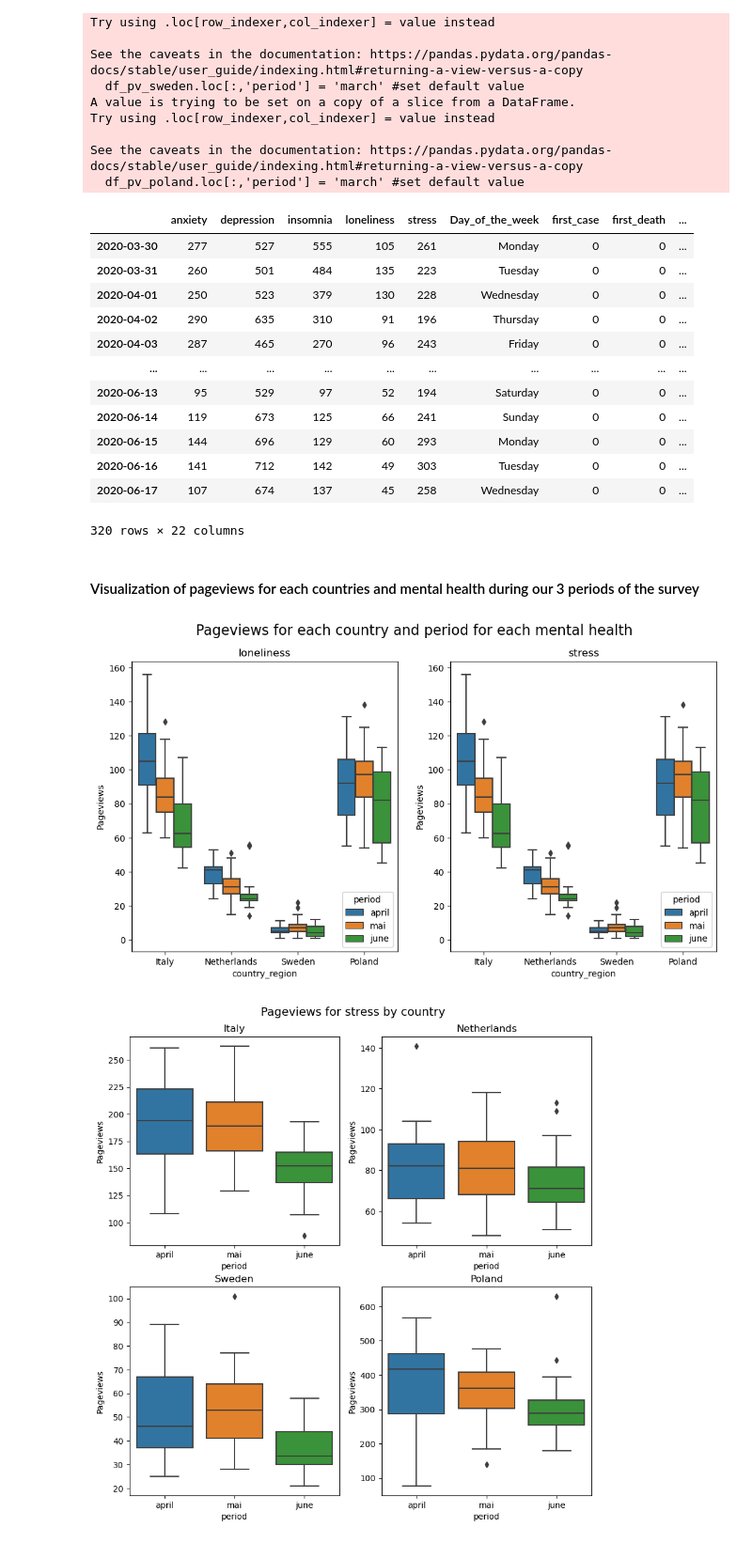
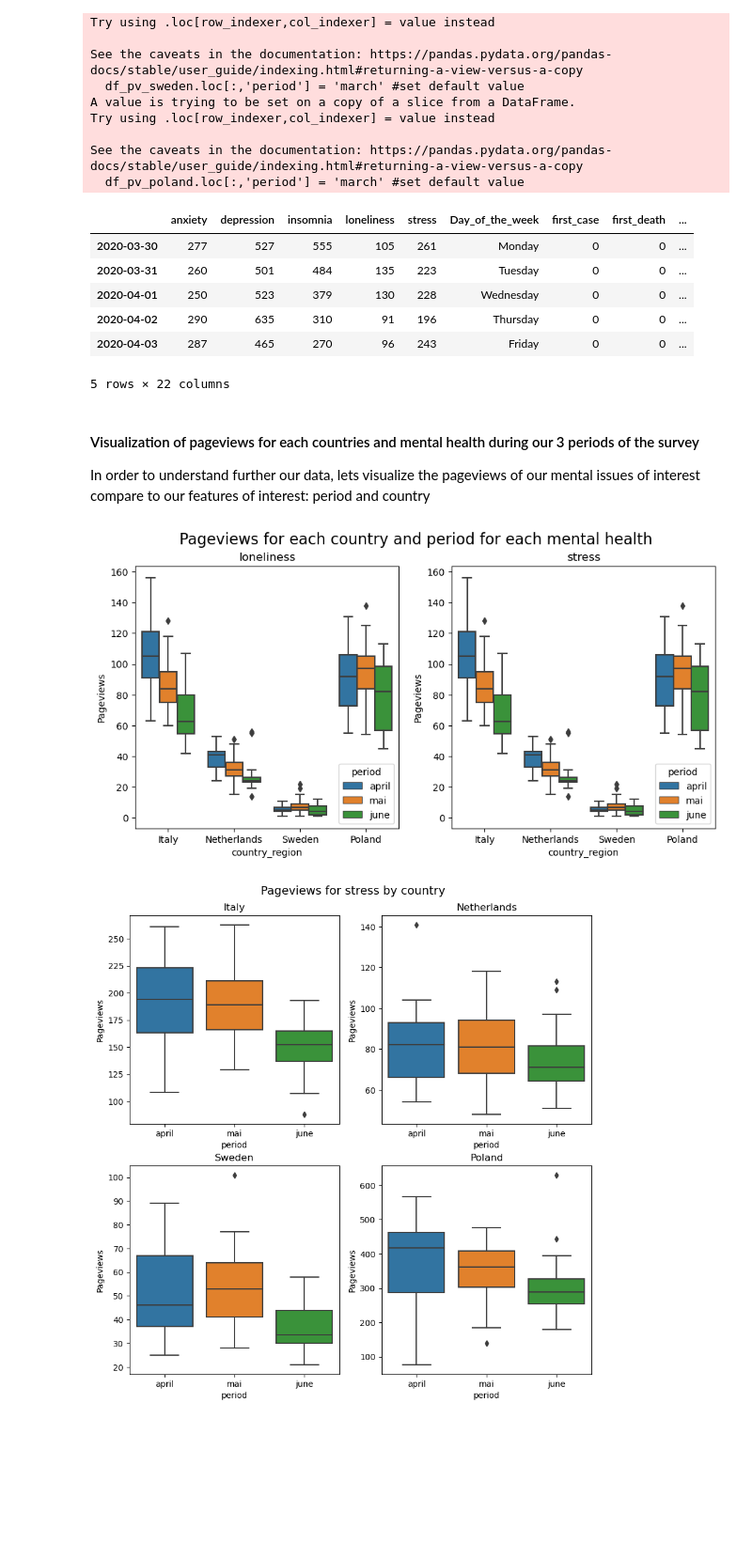
Before and after one commit to epfl-ada/ada-2022-project-adamsleg, a Jupyter notebook: pageviews_vs_covidistress.ipynb, the cells around one changed output. Shown at 94% size. Drawn from its saved outputs; the diff is of its cells as text; code cells hidden in the pictures; blank space fills up the shorter version.

```diff
--- a/pageviews_vs_covidistress.ipynb
+++ b/pageviews_vs_covidistress.ipynb
@@ -22,17 +48,3 @@ from statsmodels.stats.multicomp import (pairwise_tukeyhsd,
-# %%
-DATA_PATH = "data/"
-
-INTERVENTIONS_DATASET = DATA_PATH + "interventions.csv"
-GLOBAL_MOBILITY_DATASET = DATA_PATH + "Global_Mobility_Report.csv.gz"
-TOPICS_LINKED_DATASET = DATA_PATH + "topics_linked.csv.xz"
-AGGREGATED_JSON = DATA_PATH + "aggregated_timeseries.json.gz"
-COVIDISTRESS_PATH = 'COVIDISTRESS_unprocess_data/'
-APPLE_MOBILITY_DATASET = DATA_PATH + "applemobilitytrends.csv"
-
-NL_PAGEVIEWS_DATASET = DATA_PATH + "pageviews_nl.csv"
-IT_PAGEVIEWS_DATASET = DATA_PATH + "pageviews_it.csv"
-PL_PAGEVIEWS_DATASET = DATA_PATH + "pageviews_pl.csv"
-SV_PAGEVIEWS_DATASET = DATA_PATH + "pageviews_sv.csv"
 # %% [markdown]
 ### Covidistress process
 # %%
@@ -446,7 +394,30 @@ def get_pageviews_data(lang):
     df.set_index('Date', inplace=True)
     df = df[diseases_names['en'] + ['Day_of_the_week', 'first_case', 'first_death', 'lockdown', 'month']]
     return df
+"""
+def get_pageviews_data(lang):
+    df = pageviews_data[lang].copy()
+    df.rename(columns = dict(zip(diseases_names[lang], diseases_names['en'])), inplace = True)
+    df['Date'] = pd.to_datetime(df['Date'])
+    df['Day_of_the_week'] = df['Date'].apply(lambda x: x.strftime("%A"))
+    df['first_case'] = df['Date'].apply(lambda x: is_affected(lang, '1st case', x))
+    df['first_death'] = df['Date'].apply(lambda x: is_affected(lang, '1st death', x))
+    df['lockdown'] = df['Date'].apply(lambda x: is_lockdown(lang, x))
+    df['Month'] = df['Date'].apply(lambda date: date.month) #add month
+    df['Year'] = df['Date'].apply(lambda date: date.year)
 
+    # interquartile range approach for deleting outliers
+    for diseas in diseases_names['en']:
+        Q1 = df[diseas].quantile(0.25)
+        Q3 = df[diseas].quantile(0.75)
+        IQR = Q3 - Q1
+
+        df[diseas] = np.clip(np.array(df[diseas]), Q1 - 1.5 * IQR, Q3 + 1.5 *IQR)
+
+    # df.set_index('Date', inplace=True)
+    df = df[diseases_names['en'] + ['Date', 'Day_of_the_week', 'first_case', 'first_death', 'lockdown', 'Month', 'Year']]
+    return df
+"""
 def get_apple_data(lang):
     df = apple_mobility_data.loc[apple_mobility_data['region'] == region[lang]]
     if lang == 'pl': #no transit data for poland
@@ -557,7 +528,7 @@ See the caveats in the documentation: https://pandas.pydata.org/pandas-docs/stab
 # %%
 #merge all dataframes in one
 df_pv = pd.concat([df_pv_italy, df_pv_netherlands, df_pv_sweden, df_pv_poland])
-df_pv.head
+df_pv.head()
 # %% [output]
 |  | anxiety | depression | insomnia | loneliness | stress | Day_of_the_week | first_case | first_death | ... |
 | 2020-03-30 | 277 | 527 | 555 | 105 | 261 | Monday | 0 | 0 | ... |
@@ -565,29 +536,28 @@ df_pv.head
 | 2020-04-01 | 250 | 523 | 379 | 130 | 228 | Wednesday | 0 | 0 | ... |
 | 2020-04-02 | 290 | 635 | 310 | 91 | 196 | Thursday | 0 | 0 | ... |
 | 2020-04-03 | 287 | 465 | 270 | 96 | 243 | Friday | 0 | 0 | ... |
-| ... | ... | ... | ... | ... | ... | ... | ... | ... | ... |
-| 2020-06-13 | 95 | 529 | 97 | 52 | 194 | Saturday | 0 | 0 | ... |
-| 2020-06-14 | 119 | 673 | 125 | 66 | 241 | Sunday | 0 | 0 | ... |
-| 2020-06-15 | 144 | 696 | 129 | 60 | 293 | Monday | 0 | 0 | ... |
-| 2020-06-16 | 141 | 712 | 142 | 49 | 303 | Tuesday | 0 | 0 | ... |
-| 2020-06-17 | 107 | 674 | 137 | 45 | 258 | Wednesday | 0 | 0 | ... |
-320 rows × 22 columns
+5 rows × 22 columns
 # %% [markdown]
 #### Visualization of pageviews for each countries and mental health during our 3 periods of the survey
+
+In order to understand further our data, lets visualize the pageviews of our mental issues of interest compare to our features of interest: period and country
 # %%
 diseases_covidistress = ['loneliness', 'stress']
 #plot pageviews for each country and period for each pagename in subplot
-fig, ax = plt.subplots(1,2, figsize=(12,6))
+fig, ax = plt.subplots(1,2, figsize=(11,5))
 
 
 for i in range(len(diseases_covidistress)):
     sns.boxplot(x='country_region', y='loneliness', hue='period', data=df_pv, ax=ax[i])
     ax[i].set_title('{}'.format(diseases_covidistress[i]), fontsize=12)
     ax[i].set_ylabel('Pageviews')
 fig.suptitle('Pageviews for each country and period for each mental health', fontsize=16)
 plt.show()
+
+#export figure to png
+fig.savefig(FIGURE_PATH + '\\' + 'Covidistress_pageviews_all.png', dpi=300)
 # %% [output]
-[figure, old version]
+[figure, new version]
 # %%
 countries_names = ['Italy', 'Netherlands', 'Sweden', 'Poland']
 
```
Also changed, not shown: parts of 64 cells of this notebook.
